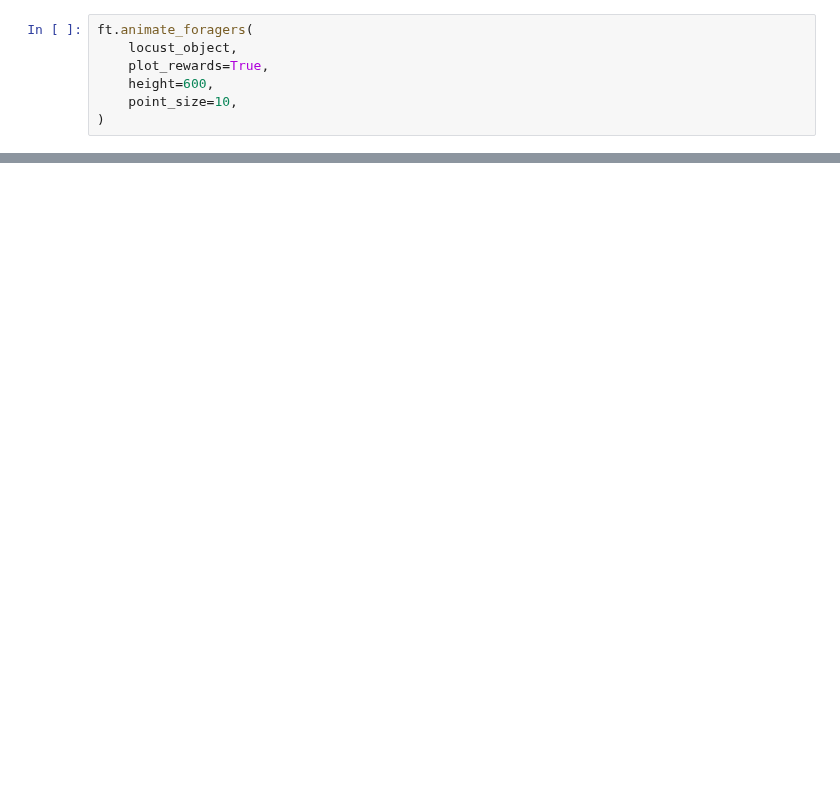
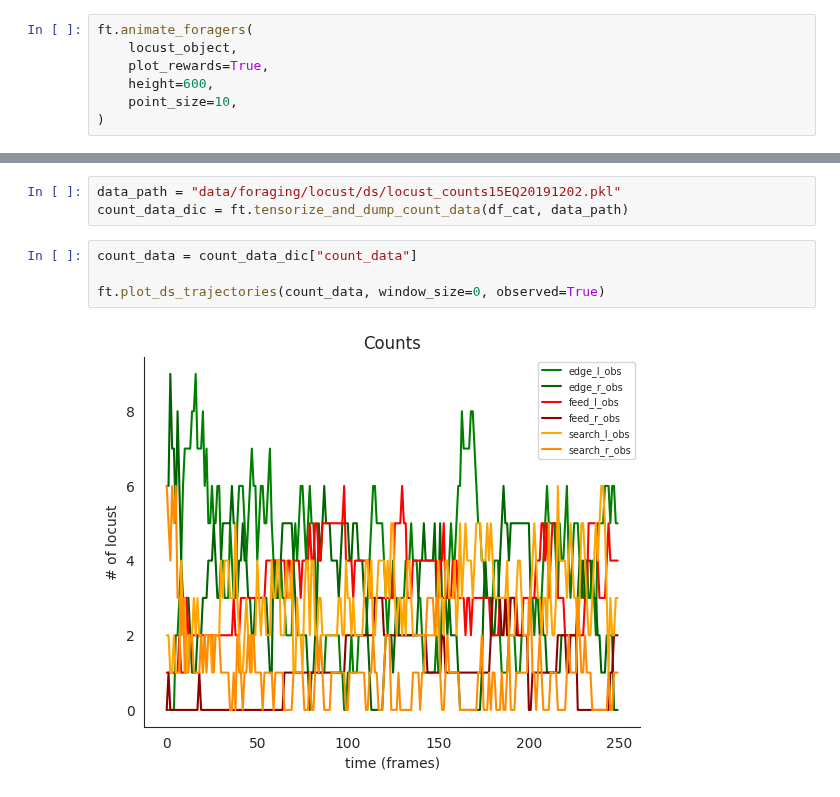
Before and after one commit to BasisResearch/collab-creatures, a Jupyter notebook: docs/experimental/locust-ds-data.ipynb, the cells around one changed output, grey strips where cells are left out. Drawn from its saved outputs; the diff is of its cells as text; blank space fills up the shorter version.

```diff
--- a/docs/experimental/locust-ds-data.ipynb
+++ b/docs/experimental/locust-ds-data.ipynb
@@ -97,0 +133,9 @@ plt.show()
+# %%
+data_path = "data/foraging/locust/ds/locust_counts15EQ20191202.pkl"
+count_data_dic = ft.tensorize_and_dump_count_data(df_cat, data_path)
+# %%
+count_data = count_data_dic["count_data"]
+
+ft.plot_ds_trajectories(count_data, window_size=0, observed=True)
+# %% [output]
+[figure, added]
```
Also changed, not shown: parts of 6 cells of this notebook, 7 other files.
